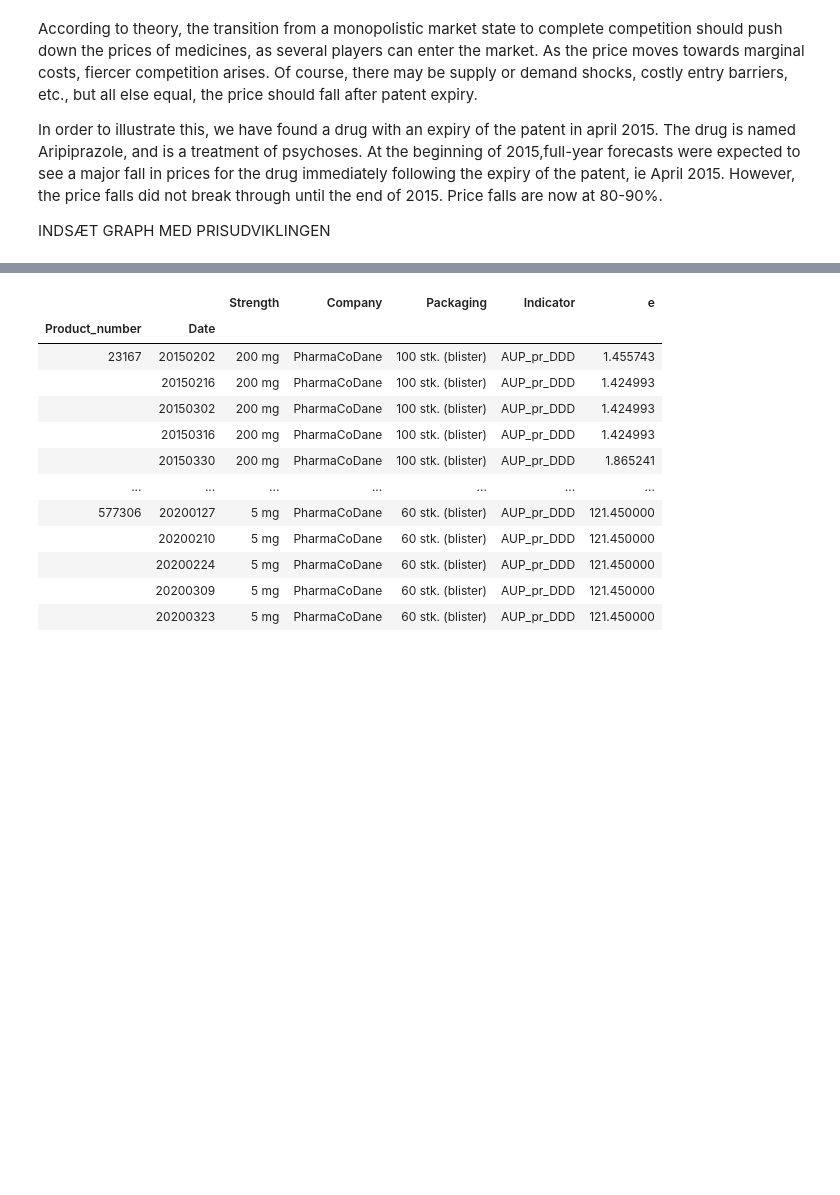
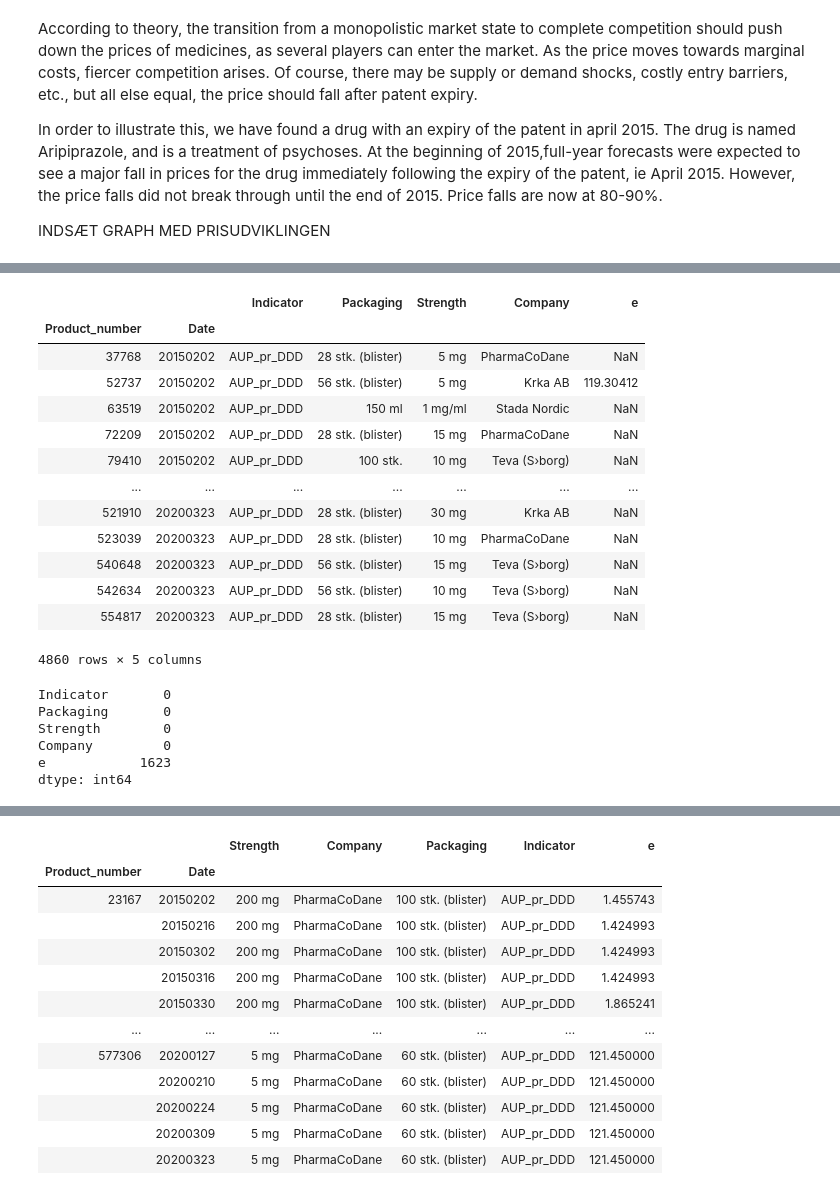
Before and after one commit to AdamTrolle/projects-2020-group-21, a Jupyter notebook: dataproject/dataproject.ipynb, the cells around one changed output, grey strips where cells are left out. Cells and saved outputs as stored; diff of their text form; code cells hidden in the pictures; blank space fills up the shorter version.

```diff
--- a/dataproject/dataproject.ipynb
+++ b/dataproject/dataproject.ipynb
@@ -87,0 +129,33 @@ INDSÆT GRAPH MED PRISUDVIKLINGEN
+# %%
+# 4. Create long format of dataframe
+
+aripiprazol_long= pd.wide_to_long(aripiprazol2, stubnames='e', i="Product_number", j='Date') # Created long format of the lamotrigin Dataframe
+e_grouped = aripiprazol_long.groupby('Date')['e'] # Grouped by product number
+aripiprazol_long= aripiprazol_long.sort_values(['Date','Product_number']) # Organized product number by date
+
+aripiprazol_long
+# %% [output]
+|  |  | Indicator | Packaging | Strength | Company | e |
+| Product_number | Date |  |  |  |  |  |
+| 37768 | 20150202 | AUP_pr_DDD | 28 stk. (blister) | 5 mg | PharmaCoDane | NaN |
+| 52737 | 20150202 | AUP_pr_DDD | 56 stk. (blister) | 5 mg | Krka AB | 119.30412 |
+| 63519 | 20150202 | AUP_pr_DDD | 150 ml | 1 mg/ml | Stada Nordic | NaN |
+| 72209 | 20150202 | AUP_pr_DDD | 28 stk. (blister) | 15 mg | PharmaCoDane | NaN |
+| 79410 | 20150202 | AUP_pr_DDD | 100 stk. | 10 mg | Teva (S›borg) | NaN |
+| ... | ... | ... | ... | ... | ... | ... |
+| 521910 | 20200323 | AUP_pr_DDD | 28 stk. (blister) | 30 mg | Krka AB | NaN |
+| 523039 | 20200323 | AUP_pr_DDD | 28 stk. (blister) | 10 mg | PharmaCoDane | NaN |
+| 540648 | 20200323 | AUP_pr_DDD | 56 stk. (blister) | 15 mg | Teva (S›borg) | NaN |
+| 542634 | 20200323 | AUP_pr_DDD | 56 stk. (blister) | 10 mg | Teva (S›borg) | NaN |
+| 554817 | 20200323 | AUP_pr_DDD | 28 stk. (blister) | 15 mg | Teva (S›borg) | NaN |
+4860 rows × 5 columns
+# %%
+
+aripiprazol_long.isnull().sum() # Explore how many null values are in each column of your dataset
+# %% [output]
+Indicator       0
+Packaging       0
+Strength        0
+Company         0
+e            1623
+dtype: int64
```
Also changed, not shown: parts of 10 cells of this notebook.
